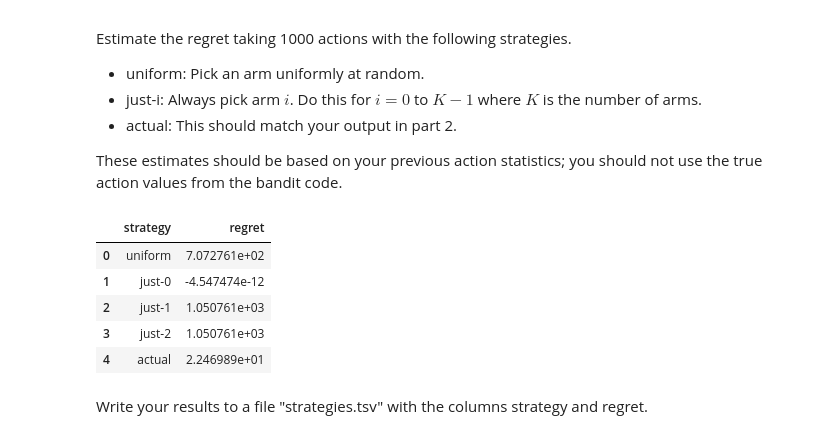
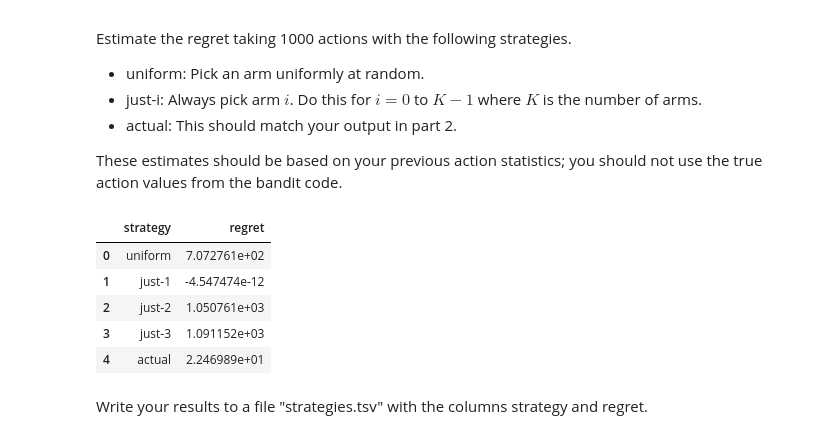
Before and after one commit to aidandig/dx704-project-03, a Jupyter notebook: dx704-project-03.ipynb, the cells around one changed output. Cells and saved outputs as stored; diff of their text form; code cells hidden in the pictures.

```diff
--- a/dx704-project-03.ipynb
+++ b/dx704-project-03.ipynb
@@ -130,7 +130,7 @@ for arm in range(n_arms):
 
     actions.append(arm)
     rewards.append(reward)
-    arm_chosen.append(arm)
+    arm_chosen.append(arm + 1) # store arms as 1, 2, 3 rather than 0, 1, 2
 
 for i in range(n_arms, n_actions):
     exploitation_term = total_rewards / counts
@@ -143,7 +143,7 @@ for i in range(n_arms, n_actions):
 
     actions.append(i)
     rewards.append(reward)
-    arm_chosen.append(selected_arm)
+    arm_chosen.append(selected_arm + 1) # store arms as 1, 2, 3 rather than 0, 1, 2
 
 df = pd.DataFrame({
     'action': actions,
@@ -212,57 +212,57 @@ optimal_total = n_actions * best_mean
 
 # Uniform Random
 rng = np.random.default_rng(seed)
-random_choices = rng.integers(0, len(arm_means), size=n_actions)
+random_choices = rng.integers(1, len(arm_means) + 1, size=n_actions) # store arm choices as 1, 2, 3 rather than 0, 1, 2
 
 simulated_total = sum(arm_means[arm] for arm in random_choices)
 uniform_regret = optimal_total - simulated_total
 
-
-# Just Arm 0
-arm_zero_total = sum(arm_means[0] for i in range(1000))
-just_arm_zero_regret = optimal_total - arm_zero_total
 
 # Just Arm 1
 arm_one_total = sum(arm_means[1] for i in range(1000))
 just_arm_one_regret = optimal_total - arm_one_total
 
 # Just Arm 2
-arm_two_total = sum(arm_means[1] for i in range(1000))
+arm_two_total = sum(arm_means[2] for i in range(1000))
 just_arm_two_regret = optimal_total - arm_two_total
+
+# Just Arm 3
+arm_three_total = sum(arm_means[3] for i in range(1000))
+just_arm_three_regret = optimal_total - arm_three_total
 
 # Actual
 actual_total = df['reward'].sum()
 actual_regret = optimal_total - actual_total
 
 regret_df = pd.DataFrame([
     {
     'strategy': 'uniform',
     'regret': uniform_regret
 },
     {
-    'strategy': 'just-0',
-    'regret': just_arm_zero_regret
-},
-    {
     'strategy': 'just-1',
     'regret': just_arm_one_regret
 },
     {
     'strategy': 'just-2',
     'regret': just_arm_two_regret
 },
     {
+    'strategy': 'just-3',
+    'regret': just_arm_three_regret
+},
+    {
     'strategy': 'actual',
     'regret': actual_regret
 }])
 
 regret_df
 # %% [output]
 |  | strategy | regret |
 | 0 | uniform | 7.072761e+02 |
-| 1 | just-0 | -4.547474e-12 |
-| 2 | just-1 | 1.050761e+03 |
-| 3 | just-2 | 1.050761e+03 |
+| 1 | just-1 | -4.547474e-12 |
+| 2 | just-2 | 1.050761e+03 |
+| 3 | just-3 | 1.091152e+03 |
 | 4 | actual | 2.246989e+01 |
 # %% [markdown]
 Write your results to a file "strategies.tsv" with the columns strategy and regret.
```
Also changed, not shown: parts of 2 cells of this notebook, 2 other files.
